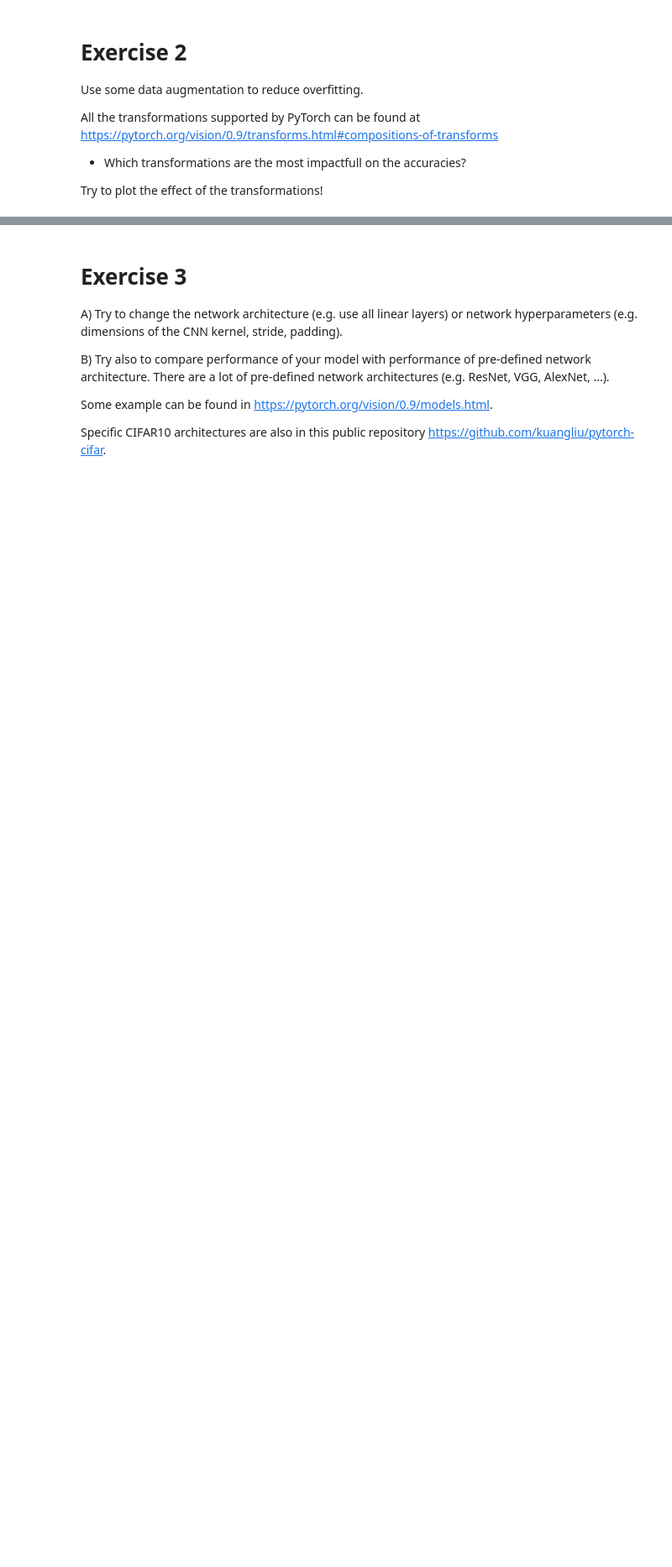
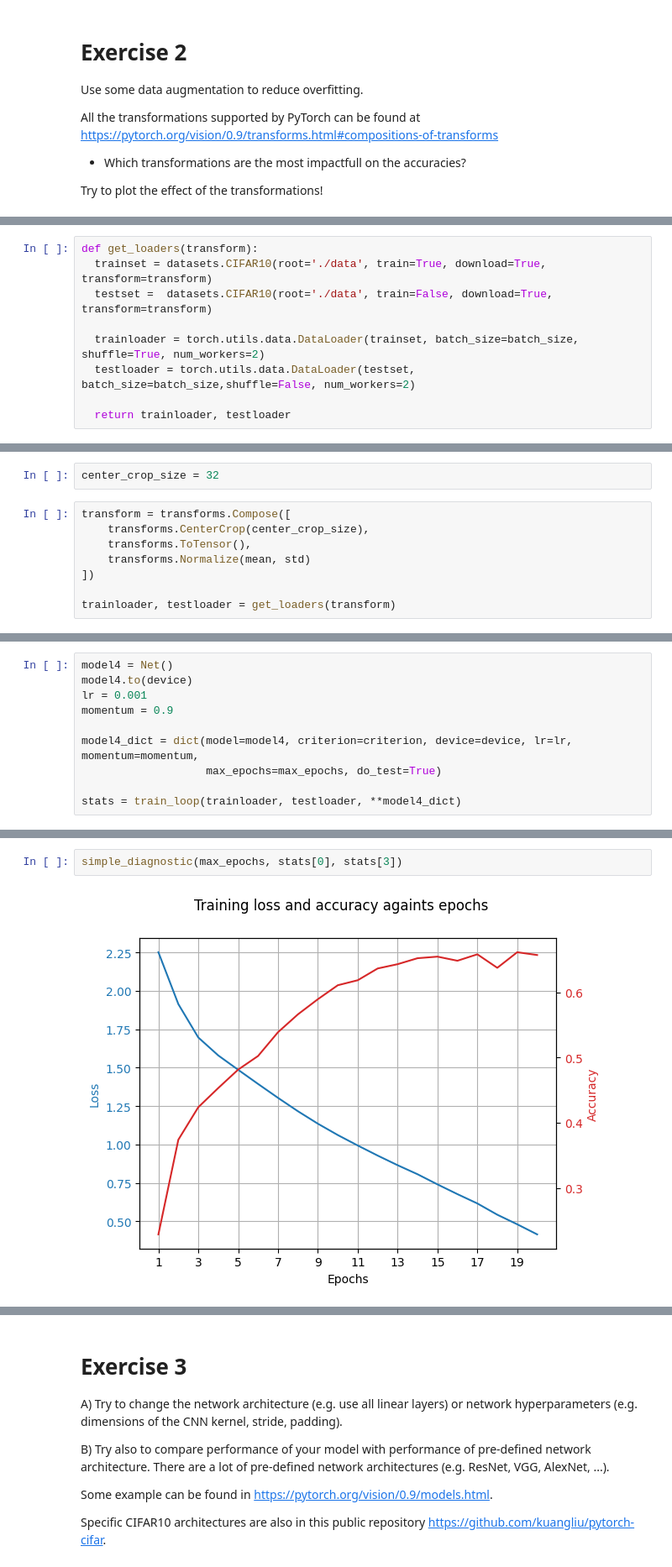
Before and after one commit to AlessioChen/Computer-Vision-Class, a Jupyter notebook: CV_CIFAR10.ipynb, the cells around one changed output, grey strips where cells are left out. Shown at 84% size. Cells and saved outputs as stored; diff of their text form; blank space fills up the shorter version.

```diff
--- a/CV_CIFAR10.ipynb
+++ b/CV_CIFAR10.ipynb
@@ -493,0 +505,9 @@ Try to plot the effect of the transformations!
+# %%
+def get_loaders(transform):
+  trainset = datasets.CIFAR10(root='./data', train=True, download=True, transform=transform)
+  testset =  datasets.CIFAR10(root='./data', train=False, download=True, transform=transform)
+
+  trainloader = torch.utils.data.DataLoader(trainset, batch_size=batch_size, shuffle=True, num_workers=2)
+  testloader = torch.utils.data.DataLoader(testset, batch_size=batch_size,shuffle=False, num_workers=2)
+
+  return trainloader, testloader
@@ -493,0 +516,10 @@ Try to plot the effect of the transformations!
+# %%
+center_crop_size = 32
+# %%
+transform = transforms.Compose([
+    transforms.CenterCrop(center_crop_size),
+    transforms.ToTensor(),
+    transforms.Normalize(mean, std)
+])
+
+trainloader, testloader = get_loaders(transform)
@@ -493,0 +529,10 @@ Try to plot the effect of the transformations!
+# %%
+model4 = Net()
+model4.to(device)
+lr = 0.001
+momentum = 0.9
+
+model4_dict = dict(model=model4, criterion=criterion, device=device, lr=lr, momentum=momentum,
+                   max_epochs=max_epochs, do_test=True)
+
+stats = train_loop(trainloader, testloader, **model4_dict)
@@ -493,0 +557,4 @@ Try to plot the effect of the transformations!
+# %%
+simple_diagnostic(max_epochs, stats[0], stats[3])
+# %% [output]
+[figure, added]
```
Also changed, not shown: parts of 13 cells of this notebook.
